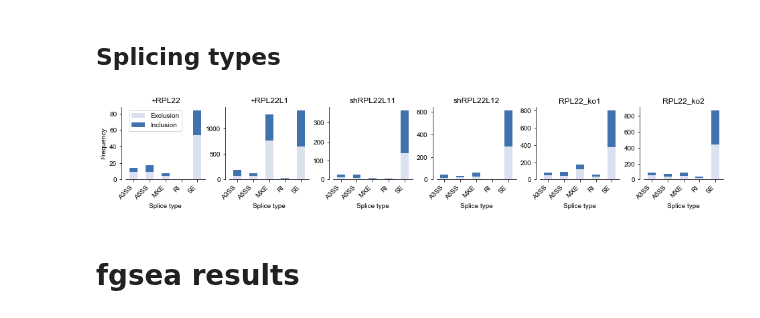
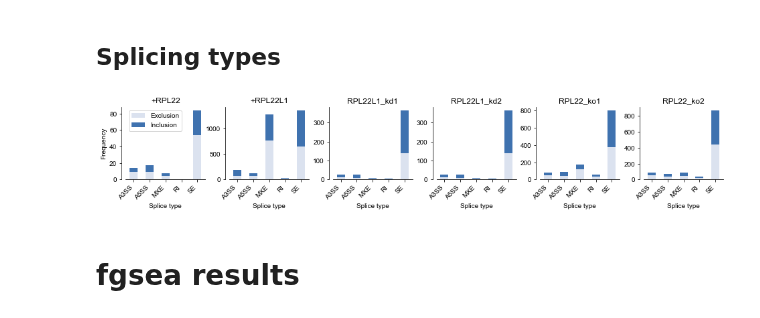
Before and after one commit to kevinhu/mdm4-splicing, a Jupyter notebook: notebooks/fig3_rnaseq.ipynb, the cells around one changed output. Drawn from its saved outputs; the diff is of its cells as text; code cells hidden in the pictures.

Commit message:
Renamed shRNA experiments

```diff
--- a/notebooks/fig3_rnaseq.ipynb
+++ b/notebooks/fig3_rnaseq.ipynb
@@ -93,3 +32,11 @@ display_groups = [
+# %%
+with open("experiments.json","r") as f:
+    exp = json.load(f)
+
+    experiments = exp["experiments"]
+    experiment_ids = exp["experiment_ids"]
+    display_names = exp["display_names"]
+    display_groups = exp["display_groups"]
 # %% [markdown]
 # Load TPMS and sleuth results
 # %%
@@ -370,15 +532,15 @@ plt.savefig("../plots/UBAP2L_ENST00000433615_expression.pdf",bbox_inches="tight"
 # %%
 rpl22_oe_rmats = pd.read_csv("../data/processed/rmats_merge/rpl22_oe.txt",sep="\t",index_col=0)
 rpl22l1_oe_rmats = pd.read_csv("../data/processed/rmats_merge/rpl22l1_oe.txt",sep="\t",index_col=0)
-sh704_rmats = pd.read_csv("../data/processed/rmats_merge/sh704.txt",sep="\t",index_col=0)
-sh705_rmats = pd.read_csv("../data/processed/rmats_merge/sh705.txt",sep="\t",index_col=0)
+rpl22l1_kd1_rmats = pd.read_csv("../data/processed/rmats_merge/rpl22l1_kd1.txt",sep="\t",index_col=0)
+rpl22l1_kd2_rmats = pd.read_csv("../data/processed/rmats_merge/rpl22l1_kd2.txt",sep="\t",index_col=0)
 rpl22_ko1_rmats = pd.read_csv("../data/processed/rmats_merge/rpl22_ko1.txt",sep="\t",index_col=0)
 rpl22_ko2_rmats = pd.read_csv("../data/processed/rmats_merge/rpl22_ko2.txt",sep="\t",index_col=0)
 
 rpl22_oe_rmats = rpl22_oe_rmats.rename({"PValue":"pval","FDR":"qval"},axis=1)
 rpl22l1_oe_rmats = rpl22l1_oe_rmats.rename({"PValue":"pval","FDR":"qval"},axis=1)
-sh704_rmats = sh704_rmats.rename({"PValue":"pval","FDR":"qval"},axis=1)
-sh705_rmats = sh705_rmats.rename({"PValue":"pval","FDR":"qval"},axis=1)
+rpl22l1_kd1_rmats = rpl22l1_kd1_rmats.rename({"PValue":"pval","FDR":"qval"},axis=1)
+rpl22l1_kd2_rmats = rpl22l1_kd2_rmats.rename({"PValue":"pval","FDR":"qval"},axis=1)
 rpl22_ko1_rmats = rpl22_ko1_rmats.rename({"PValue":"pval","FDR":"qval"},axis=1)
 rpl22_ko2_rmats = rpl22_ko2_rmats.rename({"PValue":"pval","FDR":"qval"},axis=1)
 
@@ -456,27 +637,27 @@ def plot_splice_types(rmats_diffs, qval_cutoff=0.01, ax=None,legend=False):
 # %%
 plt.figure(figsize=(16,2))
 
 for experiment_idx, experiment in enumerate([rpl22_oe_rmats,
                                              rpl22l1_oe_rmats,
-                                             sh704_rmats,
-                                             sh705_rmats,
+                                             rpl22l1_kd1_rmats,
+                                             rpl22l1_kd1_rmats,
                                              rpl22_ko1_rmats,
                                              rpl22_ko2_rmats
                                             ]):
 
     ax = plt.subplot(1,6,experiment_idx+1)
     plot_splice_types(experiment,ax=ax,legend=experiment_idx<1)
 
     if experiment_idx > 0:
         plt.ylabel("")
 
     ax.set_title(display_names[experiment_idx])
 
 plt.subplots_adjust(wspace=0.3)
 
 plt.savefig("../plots/significant_splice_types.pdf",bbox_inches="tight",background="transparent")
 # %% [output]
-[figure, old version]
+[figure, new version]
 # %% [markdown]
 # fgsea results
 # %%
```
Also changed, not shown: parts of 12 cells of this notebook, 8 other files.
